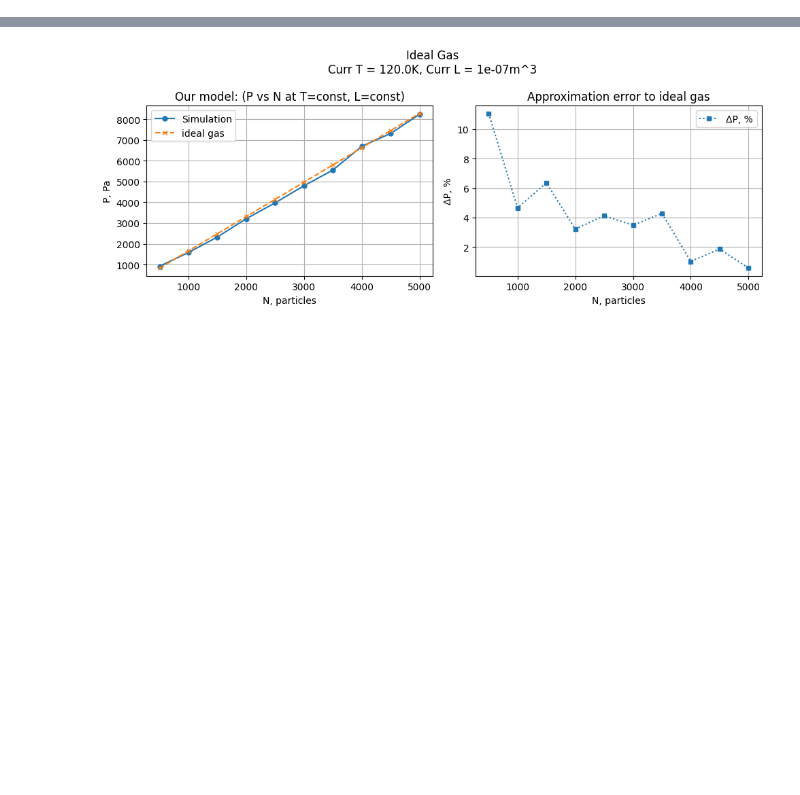
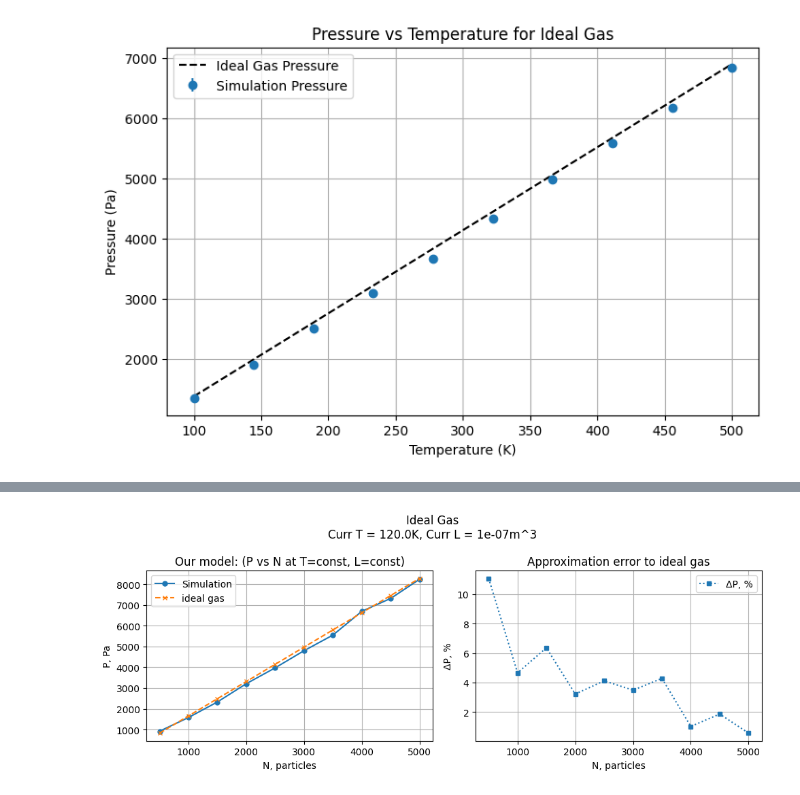
Before and after one commit to KKOKKOMO/Van-der-Waals-equation, a Jupyter notebook: compare_nootebok.ipynb, the cells around one changed output, grey strips where cells are left out. Saved outputs shown, nothing was run; the diff lists cells and outputs as text; code cells hidden in the pictures; blank space fills up the shorter version.

```diff
--- a/compare_nootebok.ipynb
+++ b/compare_nootebok.ipynb
@@ -25,0 +155,23 @@ seed=12345
+# %%
+
+
+def plot_pressure_vs_temperature(df, model_name):
+    T = df['T']
+    P_mean = df['P_mean']
+    P_std = df['P_std']
+    P_ideal = df['P_ideal']
+
+    plt.figure(figsize=(8,5))
+    plt.errorbar(T, P_mean, yerr=P_std, fmt='o', label='Simulation Pressure')
+    plt.plot(T, P_ideal, 'k--', label='Ideal Gas Pressure')
+
+    plt.xlabel('Temperature (K)')
+    plt.ylabel('Pressure (Pa)')
+    plt.title(f'Pressure vs Temperature for {model_name}')
+    plt.legend()
+    plt.grid(True)
+    plt.show()
+
+plot_pressure_vs_temperature(df_ideal, 'Ideal Gas')
+# %% [output]
+[figure, added]
```
Also changed, not shown: parts of 9 cells of this notebook, 11 other files.
